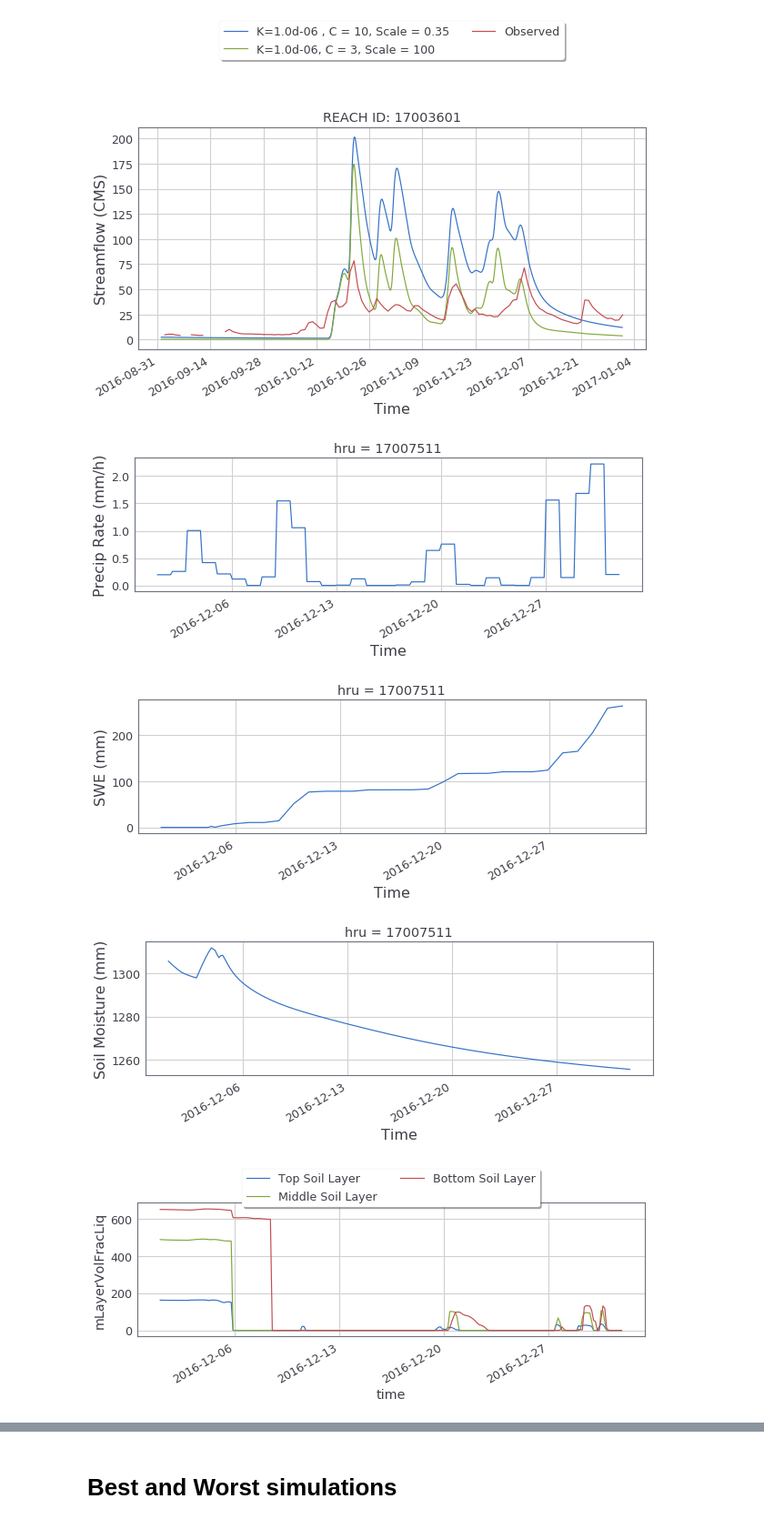
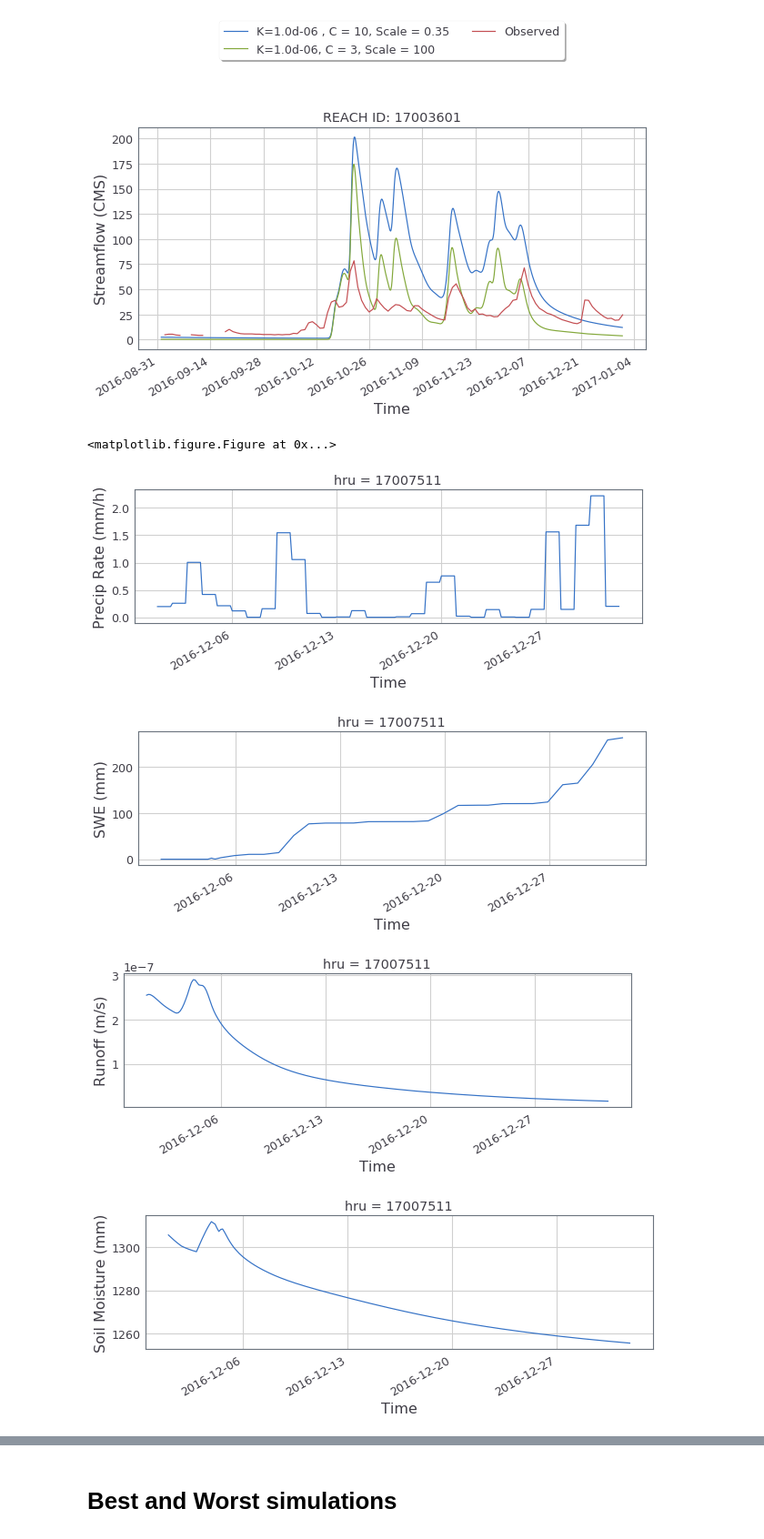
Before and after one commit to hydrofcst/luit, a Jupyter notebook: bigBucktparametersensitivity.ipynb, the cells around one changed output, grey strips where cells are left out. Shown at 91% size. Cells and saved outputs as stored; diff of their text form; code cells hidden in the pictures.

Commit message:
Added partial runoff to notebook

```diff
--- a/bigBucktparametersensitivity.ipynb
+++ b/bigBucktparametersensitivity.ipynb
@@ -187,32 +187,40 @@ plt.xlabel('Time', fontsize=16)
 plt.savefig('figures/pptrate.png', bbox_inches='tight', dpi=300)
 plt.show()
 
 # SWE
 plt.figure(figsize=(10,3))
 out.sel(hru = hid)['scalarSWE'].loc[starttime:endtime].plot()
 plt.ylabel('SWE (mm)', fontsize=16)
 plt.xlabel('Time', fontsize=16)
 plt.savefig('figures/swe.png', bbox_inches='tight', dpi=300)
 plt.show()
 
+#averageInstantRunoff
+plt.figure(figsize=(10,3))
+out.sel(hru = hid)['averageInstantRunoff'].loc[starttime:endtime].plot()
+plt.ylabel('Runoff (m/s)', fontsize=16)
+plt.xlabel('Time', fontsize=16)
+plt.savefig('figures/runoff.png', bbox_inches='tight', dpi=300)
+plt.show()
 
 #scalarTotalSoilWat
 plt.figure(figsize=(10,3))
 out.sel(hru = hid)['scalarTotalSoilWat'].loc[starttime:endtime].plot()
 plt.ylabel('Soil Moisture (mm)', fontsize=16)
 plt.xlabel('Time', fontsize=16)
 plt.savefig('figures/sm.png', bbox_inches='tight', dpi=300)
 plt.show()
 
 #Moisture per layer
 plt.figure(figsize=(10,3))
 (df2.sel(hru = hid)['mLayerVolFracLiq'][:, 0]*iden_water*0.5).loc[starttime:endtime].plot(label='Top Soil Layer')
 (df2.sel(hru = hid)['mLayerVolFracLiq'][:, 1]*iden_water*1.5).loc[starttime:endtime].plot(label='Middle Soil Layer')
 (df2.sel(hru = hid)['mLayerVolFracLiq'][:, 2]*iden_water*2.0).loc[starttime:endtime].plot(label='Bottom Soil Layer')
 plt.legend(loc='upper center', bbox_to_anchor=(0.5, 1.3), ncol=2, fancybox=True, shadow=True)
 plt.show()
 # %% [output]
+<matplotlib.figure.Figure at 0x...>
 [figure]
 [figure]
-[figure, old version]
+[figure, new version]
-[figure, old version]
+[figure, new version]
```
Also changed, not shown: parts of 1 cell of this notebook, 4 other files.
